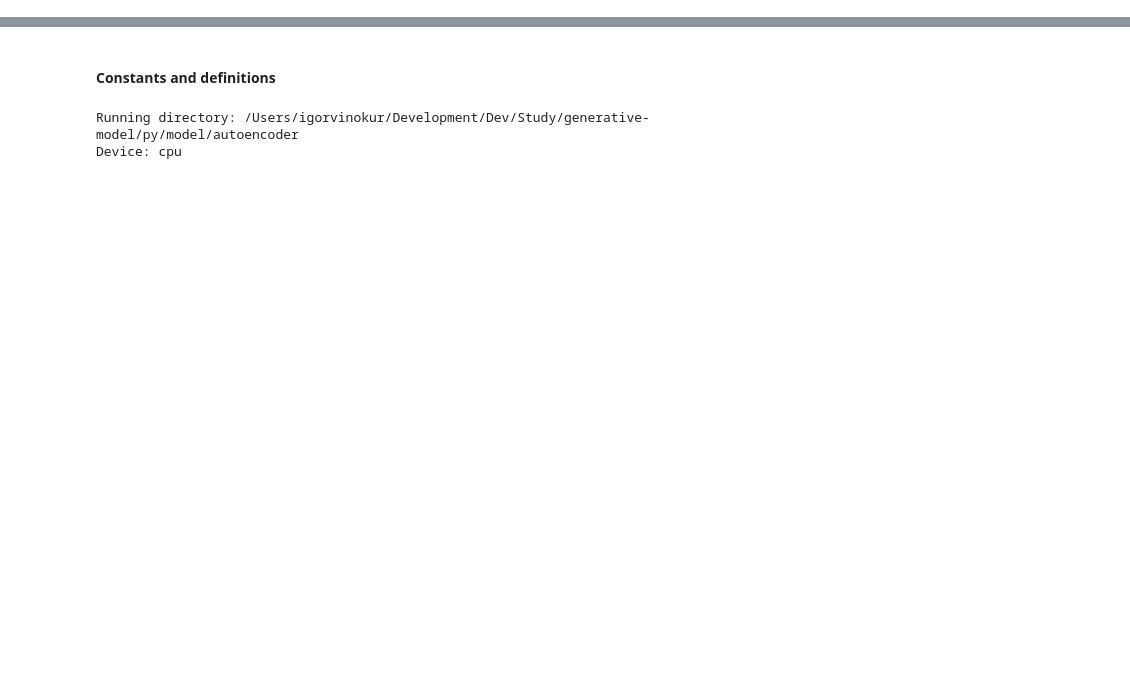
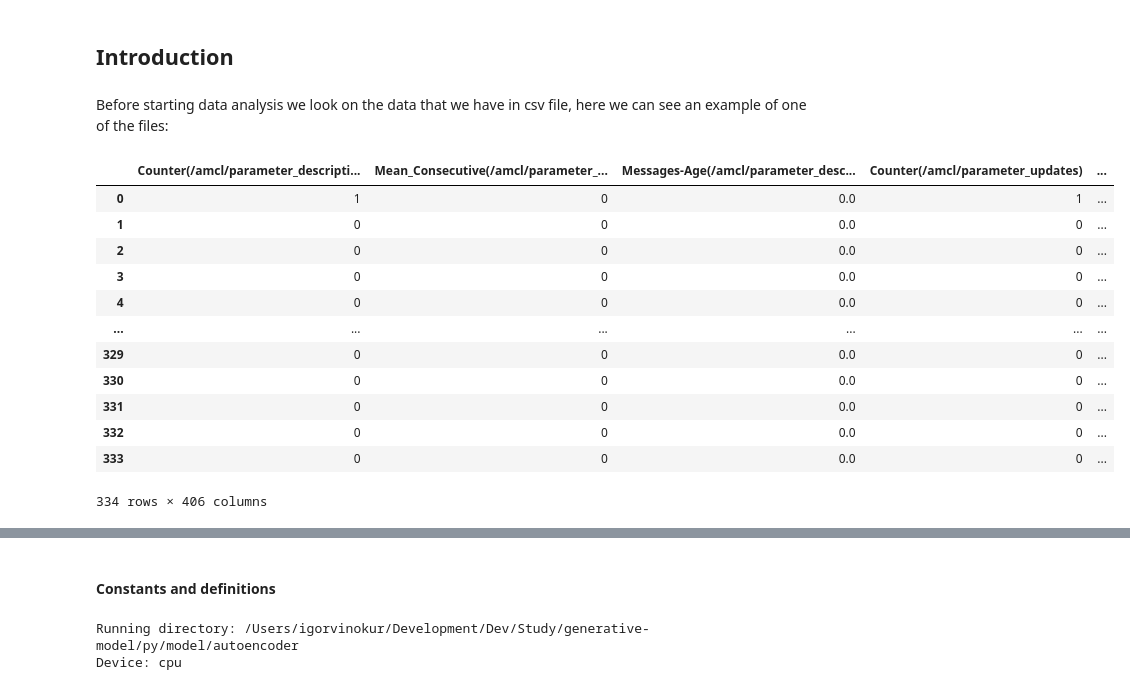
Before and after one commit to ivinokuri/generative-model, a Jupyter notebook: py/model/autoencoder/DataAnalyzing.ipynb, the cells around one changed output, grey strips where cells are left out. Cells and saved outputs as stored; diff of their text form; code cells hidden in the pictures; blank space fills up the shorter version.

```diff
--- a/py/model/autoencoder/DataAnalyzing.ipynb
+++ b/py/model/autoencoder/DataAnalyzing.ipynb
@@ -15,0 +1,23 @@ import datetime
+# %% [markdown]
+## Introduction
+# %% [markdown]
+Before starting data analysis we look on the data that we have in csv file, here we can see an example of one of the files:
+# %%
+import pandas
+
+PREVIEW = pandas.read_csv('../../../rnn/data_example.csv')
+PREVIEW
+# %% [output]
+|  | Counter(/amcl/parameter_descripti... | Mean_Consecutive(/amcl/parameter_... | Messages-Age(/amcl/parameter_desc... | Counter(/amcl/parameter_updates) | ... |
+| 0 | 1 | 0 | 0.0 | 1 | ... |
+| 1 | 0 | 0 | 0.0 | 0 | ... |
+| 2 | 0 | 0 | 0.0 | 0 | ... |
+| 3 | 0 | 0 | 0.0 | 0 | ... |
+| 4 | 0 | 0 | 0.0 | 0 | ... |
+| ... | ... | ... | ... | ... | ... |
+| 329 | 0 | 0 | 0.0 | 0 | ... |
+| 330 | 0 | 0 | 0.0 | 0 | ... |
+| 331 | 0 | 0 | 0.0 | 0 | ... |
+| 332 | 0 | 0 | 0.0 | 0 | ... |
+| 333 | 0 | 0 | 0.0 | 0 | ... |
+334 rows × 406 columns
```
Also changed, not shown: parts of 12 cells of this notebook, 21 other files.
